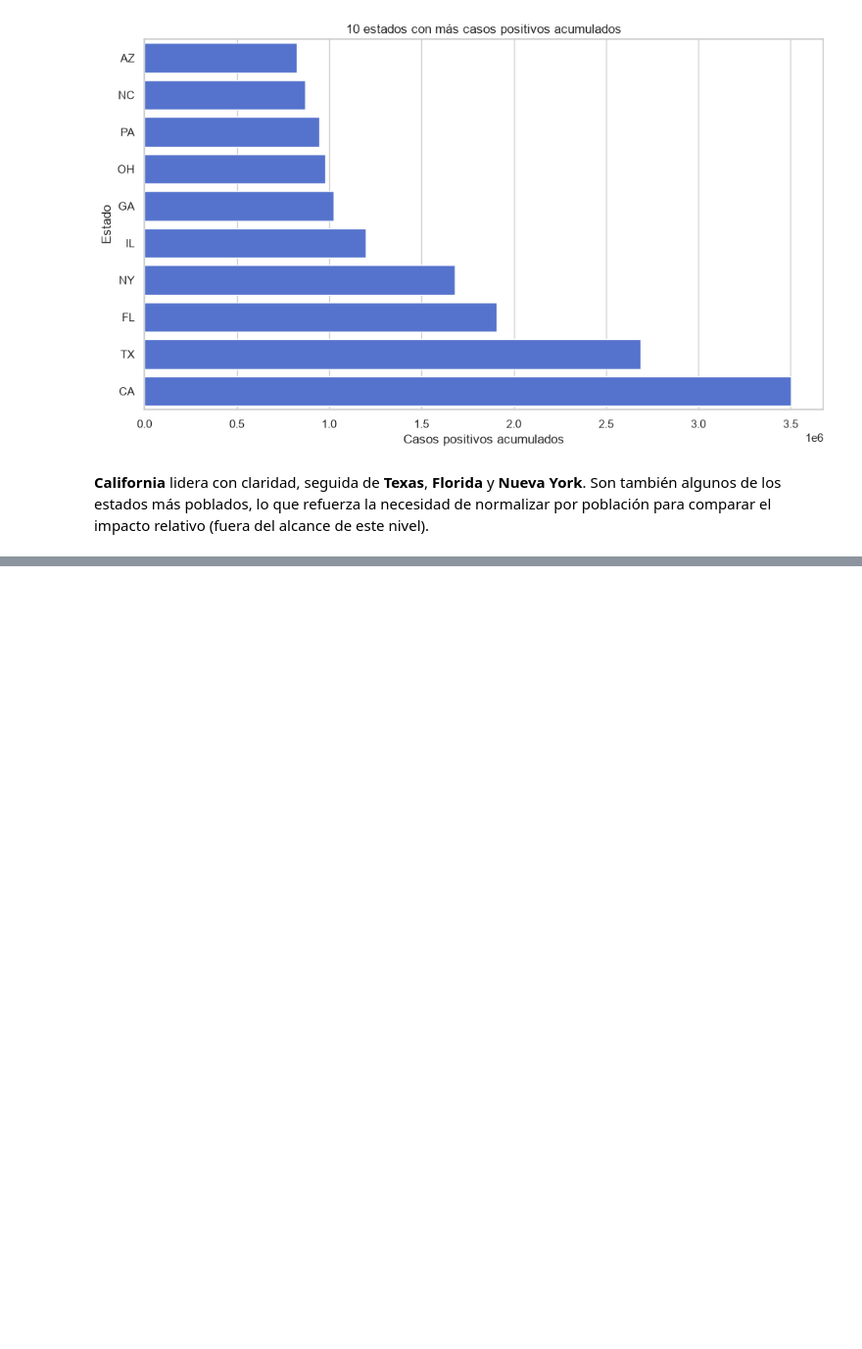
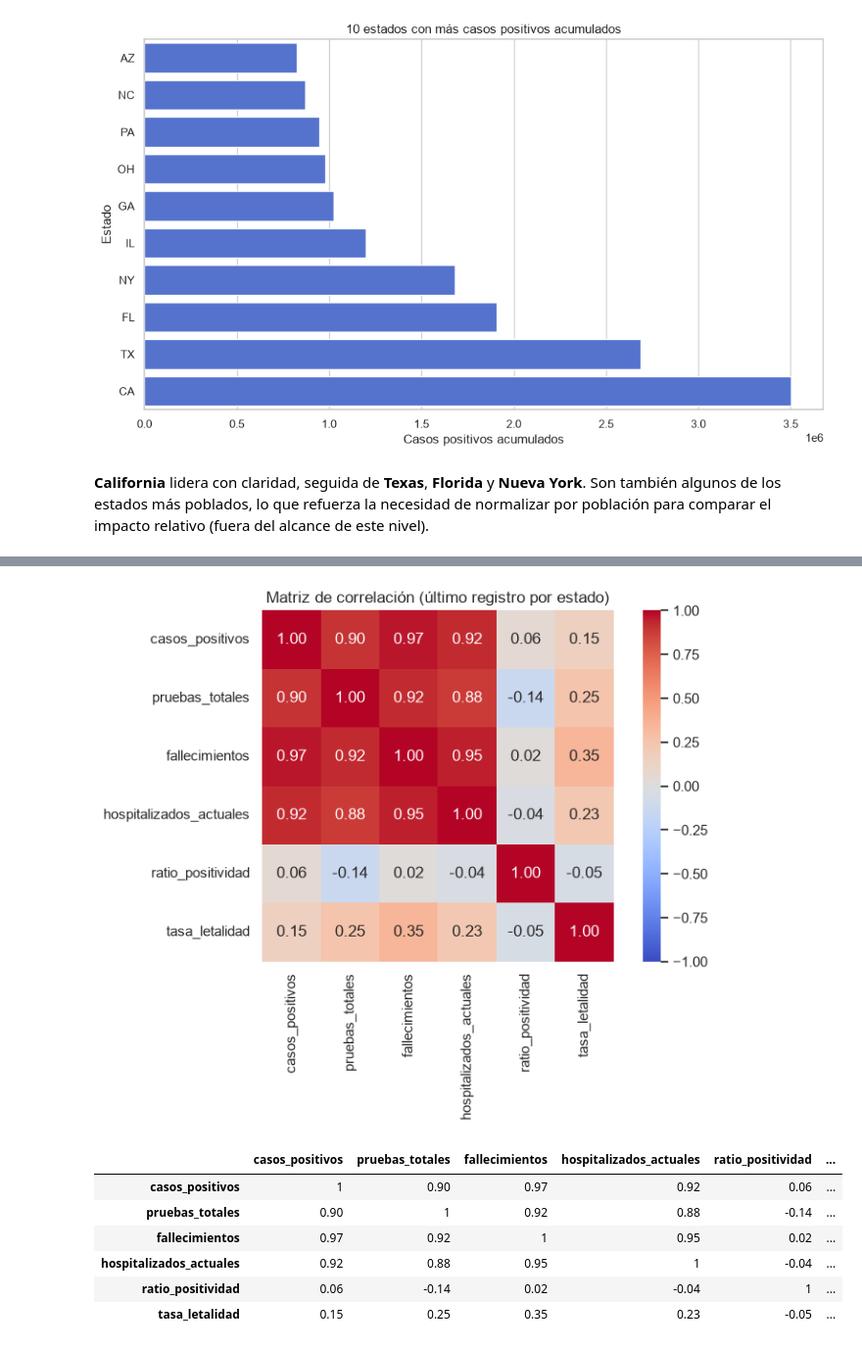
Before and after one commit to elenaalmansacampos/ai_project_EDA, a Jupyter notebook: notebooks/eda_covid19.ipynb, the cells around one changed output, grey strips where cells are left out. Shown at 98% size. Cells and saved outputs as stored; diff of their text form; code cells hidden in the pictures; blank space fills up the shorter version.

```diff
--- a/notebooks/eda_covid19.ipynb
+++ b/notebooks/eda_covid19.ipynb
@@ -504,0 +775,43 @@ Sí. La correlación entre pruebas totales y casos positivos por estado es **0,9
+# %%
+ultimo = (
+    df.sort_values("fecha")
+    .groupby("estado", observed=True)
+    .tail(1)
+    .copy()
+)
+
+columnas_corr = [
+    "casos_positivos",
+    "pruebas_totales",
+    "fallecimientos",
+    "hospitalizados_actuales",
+    "ratio_positividad",
+    "tasa_letalidad",
+]
+
+correlaciones = ultimo[columnas_corr].corr()
+
+plt.figure(figsize=(8, 6))
+sns.heatmap(
+    correlaciones,
+    annot=True,
+    fmt=".2f",
+    cmap="coolwarm",
+    vmin=-1,
+    vmax=1,
+    square=True,
+)
+plt.title("Matriz de correlación (último registro por estado)")
+plt.tight_layout()
+plt.show()
+
+correlaciones.round(2)
+# %% [output]
+[figure, added]
+|  | casos_positivos | pruebas_totales | fallecimientos | hospitalizados_actuales | ratio_positividad | ... |
+| casos_positivos | 1 | 0.90 | 0.97 | 0.92 | 0.06 | ... |
+| pruebas_totales | 0.90 | 1 | 0.92 | 0.88 | -0.14 | ... |
+| fallecimientos | 0.97 | 0.92 | 1 | 0.95 | 0.02 | ... |
+| hospitalizados_actuales | 0.92 | 0.88 | 0.95 | 1 | -0.04 | ... |
+| ratio_positividad | 0.06 | -0.14 | 0.02 | -0.04 | 1 | ... |
+| tasa_letalidad | 0.15 | 0.25 | 0.35 | 0.23 | -0.05 | ... |
```
Also changed, not shown: parts of 29 cells of this notebook, 10 other files.
